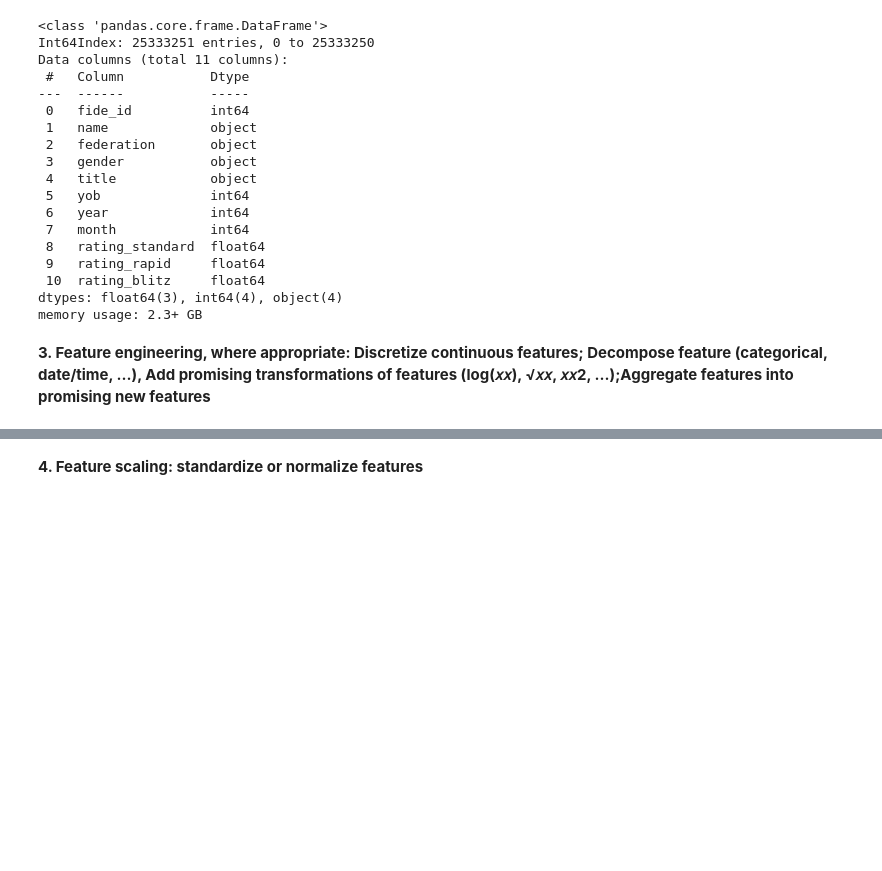
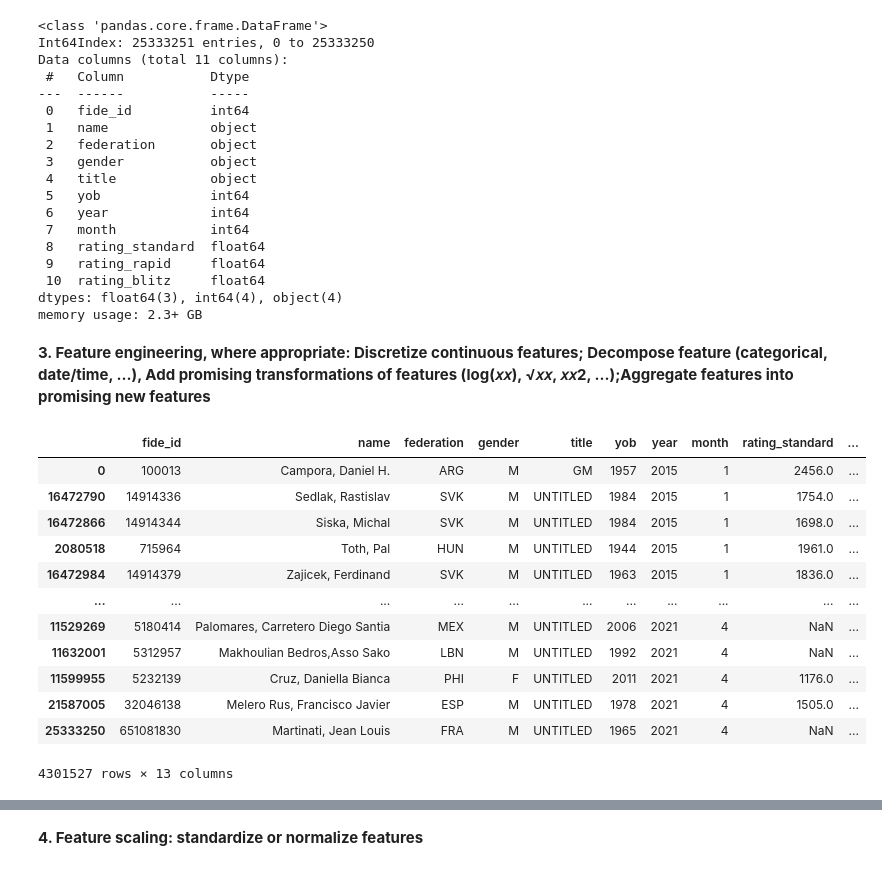
Before and after one commit to marchesem764/MLFinalProject, a Jupyter notebook: FIDE.ipynb, the cells around one changed output, grey strips where cells are left out. Cells and saved outputs as stored; diff of their text form; code cells hidden in the pictures; blank space fills up the shorter version.

Commit message:
pivoting data

```diff
--- a/FIDE.ipynb
+++ b/FIDE.ipynb
@@ -534,3 +532,21 @@ memory usage: 2.3+ GB
 # Add a datetime column named 'date'
 data['day'] = 1
 data['date'] = pd.to_datetime(data[['year', 'month', 'day']])
+# %%
+data = data.sort_values('date').groupby('fide_id')
+# %%
+data.head(10)
+# %% [output]
+|  | fide_id | name | federation | gender | title | yob | year | month | rating_standard | ... |
+| 0 | 100013 | Campora, Daniel H. | ARG | M | GM | 1957 | 2015 | 1 | 2456.0 | ... |
+| 16472790 | 14914336 | Sedlak, Rastislav | SVK | M | UNTITLED | 1984 | 2015 | 1 | 1754.0 | ... |
+| 16472866 | 14914344 | Siska, Michal | SVK | M | UNTITLED | 1984 | 2015 | 1 | 1698.0 | ... |
+| 2080518 | 715964 | Toth, Pal | HUN | M | UNTITLED | 1944 | 2015 | 1 | 1961.0 | ... |
+| 16472984 | 14914379 | Zajicek, Ferdinand | SVK | M | UNTITLED | 1963 | 2015 | 1 | 1836.0 | ... |
+| ... | ... | ... | ... | ... | ... | ... | ... | ... | ... | ... |
+| 11529269 | 5180414 | Palomares, Carretero Diego Santia | MEX | M | UNTITLED | 2006 | 2021 | 4 | NaN | ... |
+| 11632001 | 5312957 | Makhoulian Bedros,Asso Sako | LBN | M | UNTITLED | 1992 | 2021 | 4 | NaN | ... |
+| 11599955 | 5232139 | Cruz, Daniella Bianca | PHI | F | UNTITLED | 2011 | 2021 | 4 | 1176.0 | ... |
+| 21587005 | 32046138 | Melero Rus, Francisco Javier | ESP | M | UNTITLED | 1978 | 2021 | 4 | 1505.0 | ... |
+| 25333250 | 651081830 | Martinati, Jean Louis | FRA | M | UNTITLED | 1965 | 2021 | 4 | NaN | ... |
+4301527 rows × 13 columns
```
Also changed, not shown: parts of 4 cells of this notebook.
